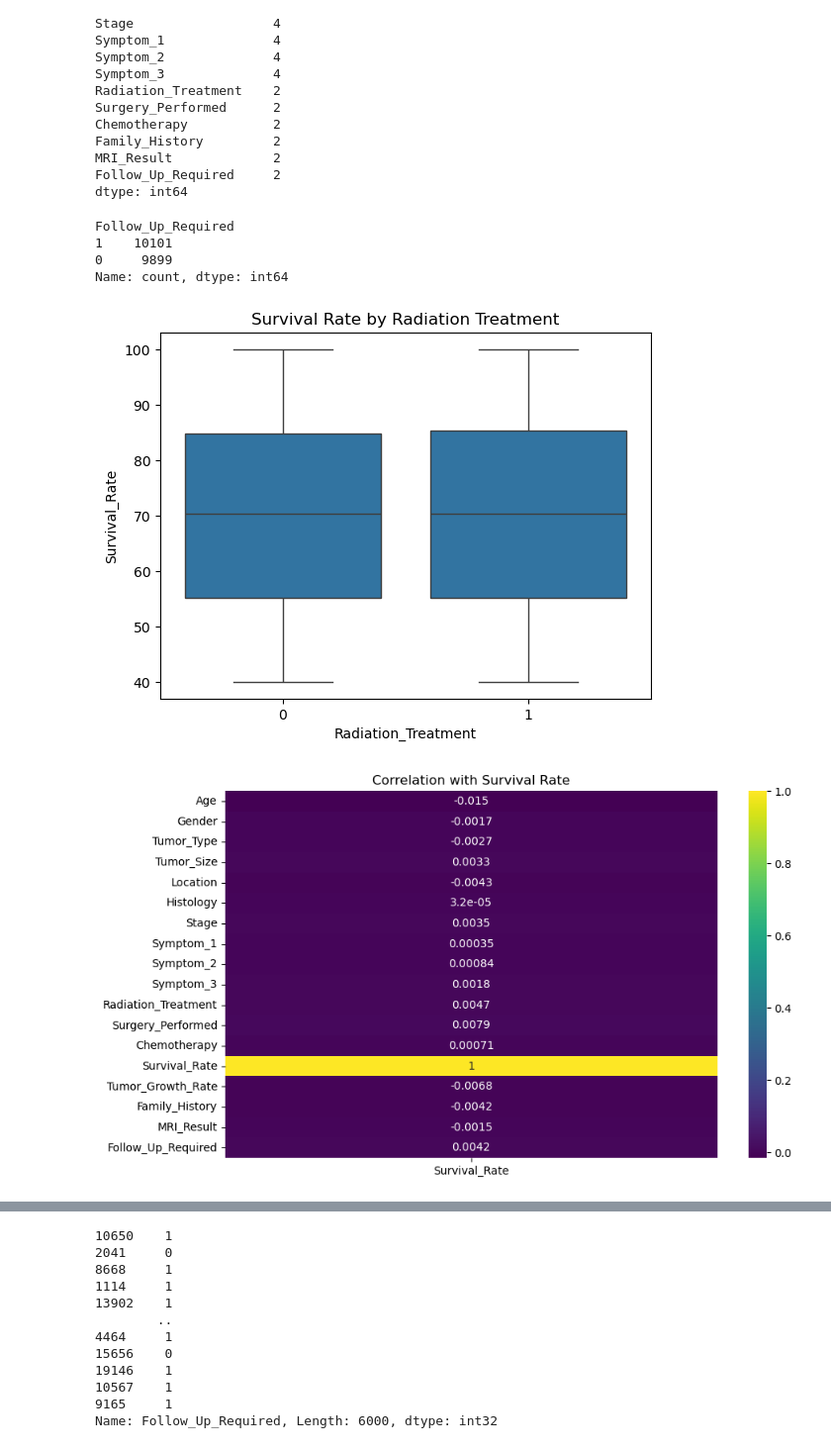
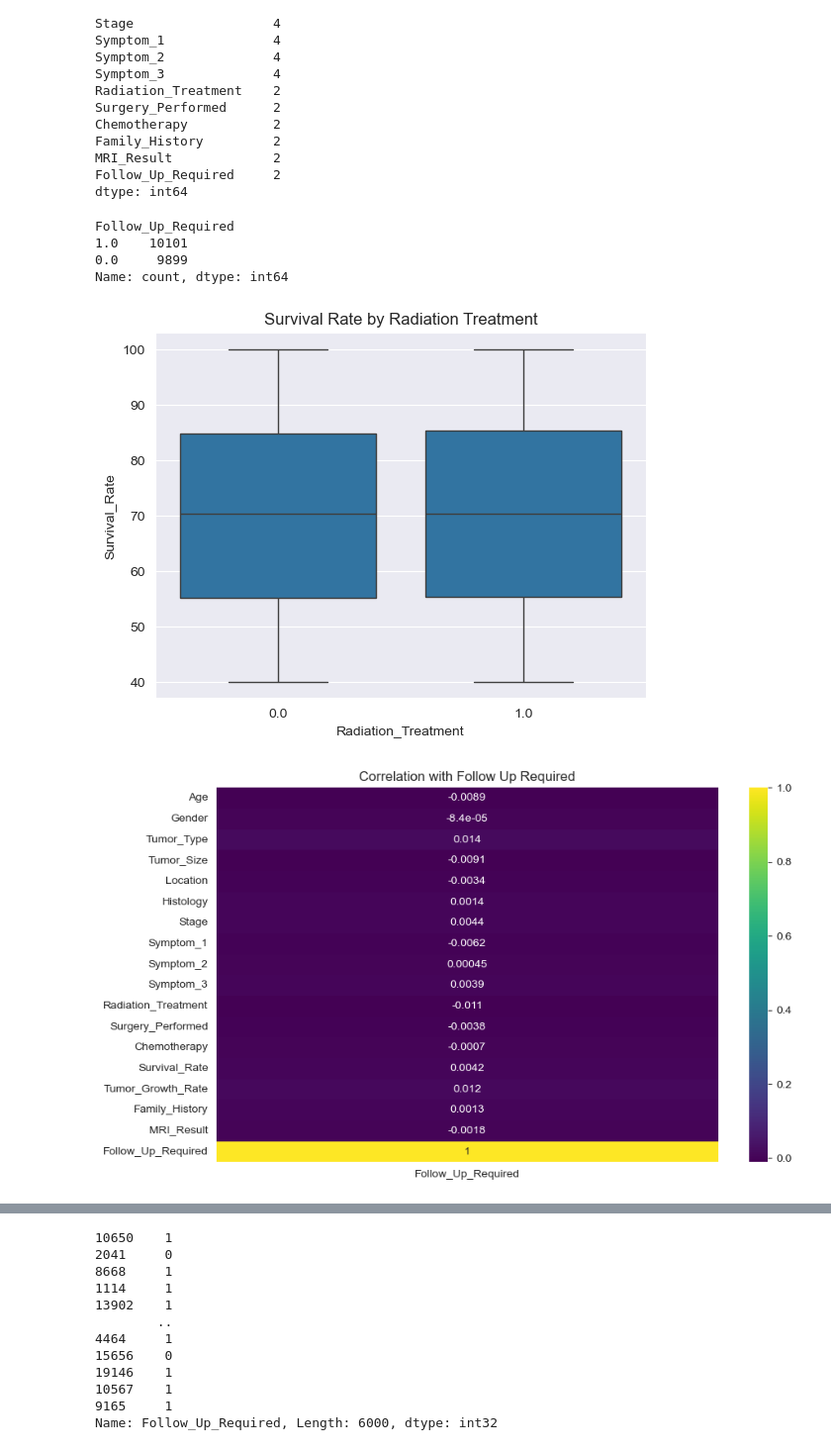
Before and after one commit to DeniseLeah/brain_tumour, a Jupyter notebook: simple.ipynb, the cells around one changed output, grey strips where cells are left out. Shown at 99% size. Saved outputs shown, nothing was run; the diff lists cells and outputs as text; code cells hidden in the pictures.

```diff
--- a/simple.ipynb
+++ b/simple.ipynb
@@ -152,17 +139,0 @@ categorical_cols = [
-# %%
-label_encoders = {}
-for col in categorical_cols:
-    le = LabelEncoder()
-    df[col] = le.fit_transform(df[col])
-    label_encoders[col] = le     #label encodes all the categorical columns
-
-
-scaler = StandardScaler()
-numerical_cols = ['Age', 'Tumor_Size', 'Tumor_Growth_Rate']
-
-df[numerical_cols] = scaler.fit_transform(df[numerical_cols])
-
-df.drop('Patient_ID', axis=1, inplace=True)
-
-print(df.head())
-print(df.info())
@@ -186,0 +140,3 @@ None
+# %%
+categorical_cols = df.select_dtypes(include=['object', 'category']).columns.tolist()
+print(categorical_cols)
@@ -186,0 +147,21 @@ None
+# %%
+
+# Create the ordinal encoder
+ordinal_encoder = OrdinalEncoder()
+
+# Fit and transform the categorical columns
+df[categorical_cols] = ordinal_encoder.fit_transform(df[categorical_cols])
+
+# Optionally, store the encoder if you need it later
+# You could save the encoder if you need to inverse transform later
+# e.g., ordinal_encoder.categories_
+
+# Standardize the numerical columns
+#scaler = StandardScaler()
+#df[numerical_cols] = scaler.fit_transform(df[numerical_cols])
+
+# Drop the ID column
+df.drop('Patient_ID', axis=1, inplace=True)
+
+print(df.head())
+print(df.info())
@@ -234,22 +233,22 @@ dtype: int64
 df['Follow_Up_Required'].value_counts()
 # %% [output]
 Follow_Up_Required
-1    10101
-0     9899
+1.0    10101
+0.0     9899
 Name: count, dtype: int64
 # %%
 sns.boxplot(x='Radiation_Treatment', y='Survival_Rate', data=df)
 plt.title('Survival Rate by Radiation Treatment')
 plt.show()
 # %% [output]
-[figure, old version]
+[figure, new version]
 # %%
 plt.figure(figsize=(10, 6))
-sns.heatmap(df.corr()[['Survival_Rate']], annot=True, cmap='viridis')
-plt.title('Correlation with Survival Rate')
+sns.heatmap(df.corr()[['Follow_Up_Required']], annot=True, cmap='viridis')
+plt.title('Correlation with Follow Up Required')
 plt.show()
 # %% [output]
-[figure, old version]
+[figure, new version]
 # %%
 for col in categorical_cols:
     sns.histplot(data = df, x=col, kde=30)
```
Also changed, not shown: parts of 24 cells of this notebook, 5 other files.
